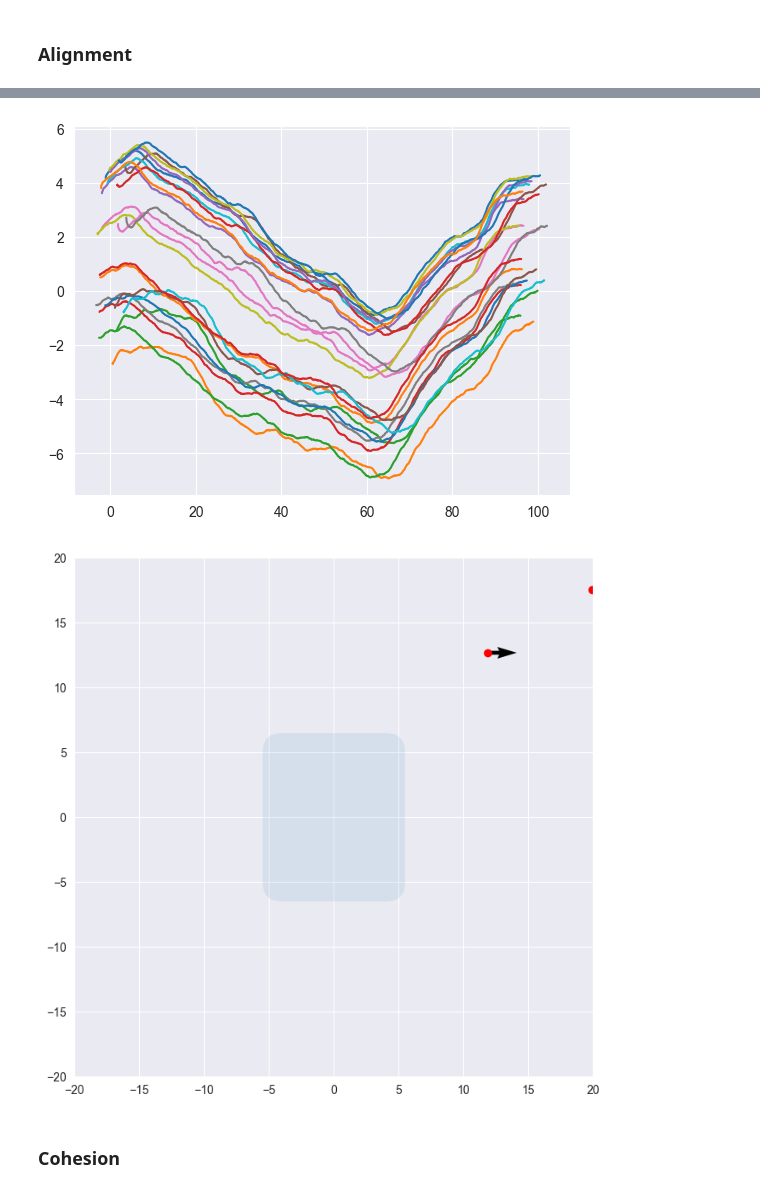
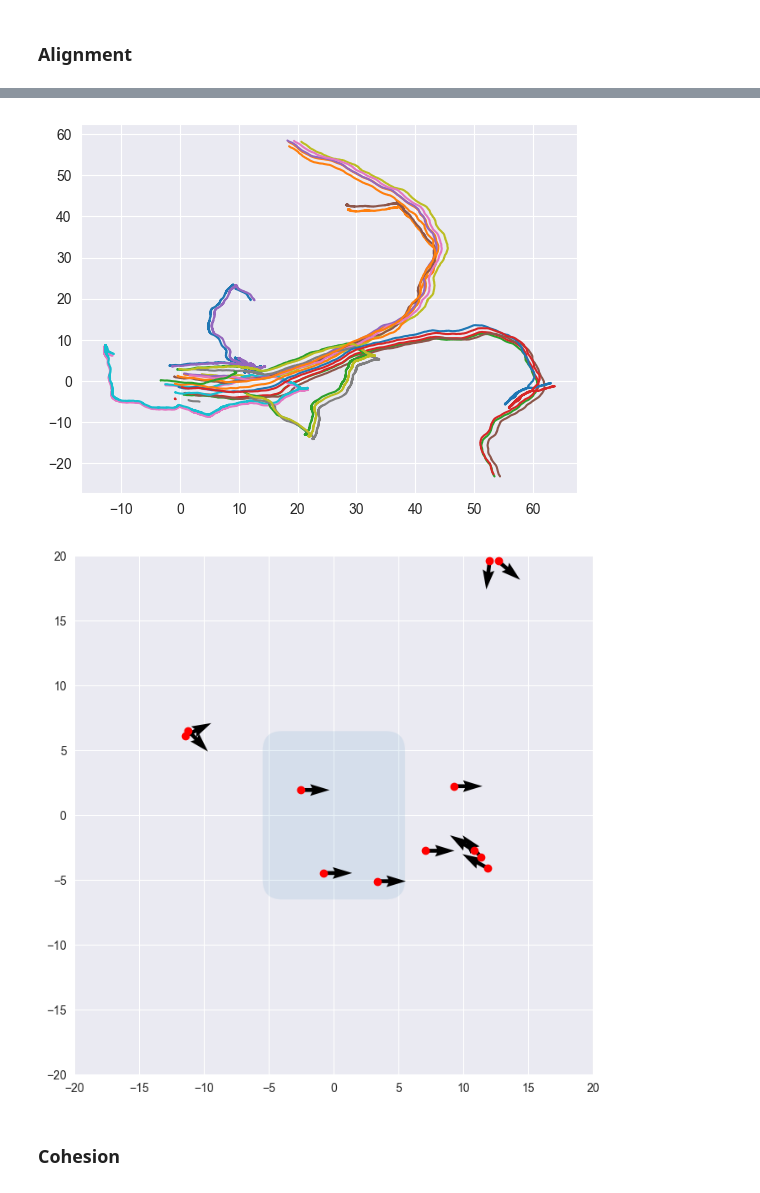
Before and after one commit to jerrymhuang/TogetherFlow, a Jupyter notebook: togetherflow/simulation_test.ipynb, the cells around one changed output, grey strips where cells are left out. Drawn from its saved outputs; the diff is of its cells as text; code cells hidden in the pictures.

```diff
--- a/togetherflow/simulation_test.ipynb
+++ b/togetherflow/simulation_test.ipynb
@@ -132,15 +134,15 @@ al_influence
 # %%
-alignment_sim = look_with_neighbors(agent_pos, agent_rot, sensing_radius=2.5, noise=0.25)
+alignment_sim = look_with_neighbors(agent_pos, agent_rot, sensing_radius=1.5, noise=0.5)
 for i in range(len(agent_pos)):
     plt.plot(alignment_sim[:,i,0], alignment_sim[:,i,1])
 # %% [output]
-[figure, old version]
+[figure, new version]
 # %%
 al = inspect_alignment_influence(alignment_sim)
 
 al.save('./../media/gif/alignment1.gif', writer=PillowWriter(fps=10))
 # %% [output]
-[figure, old version]
+[figure, new version]
 # %% [markdown]
 ### Cohesion
 # %%
```
Also changed, not shown: parts of 10 cells of this notebook, 5 other files.
